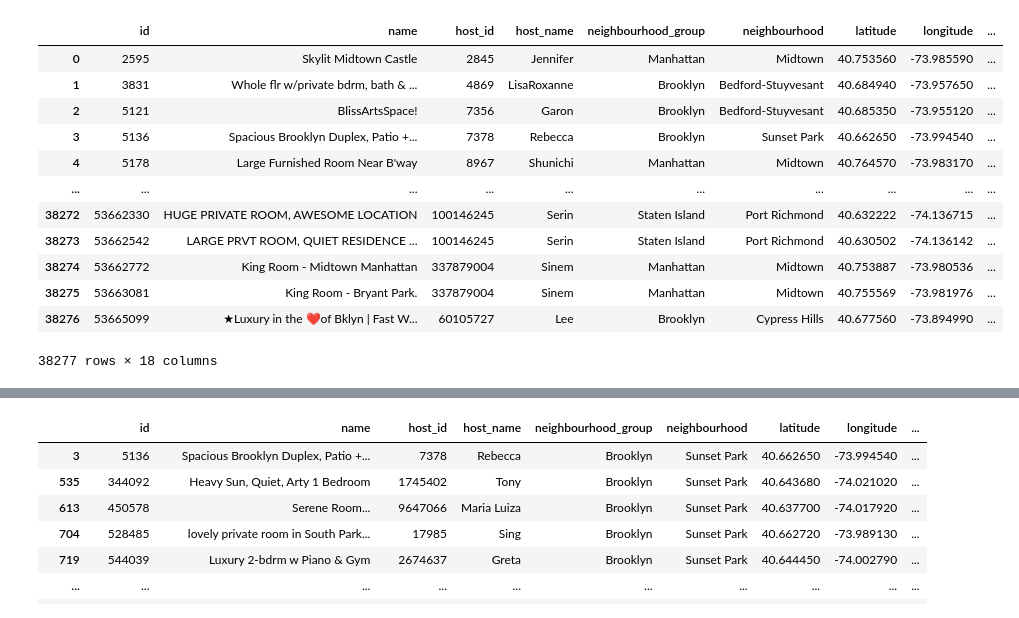
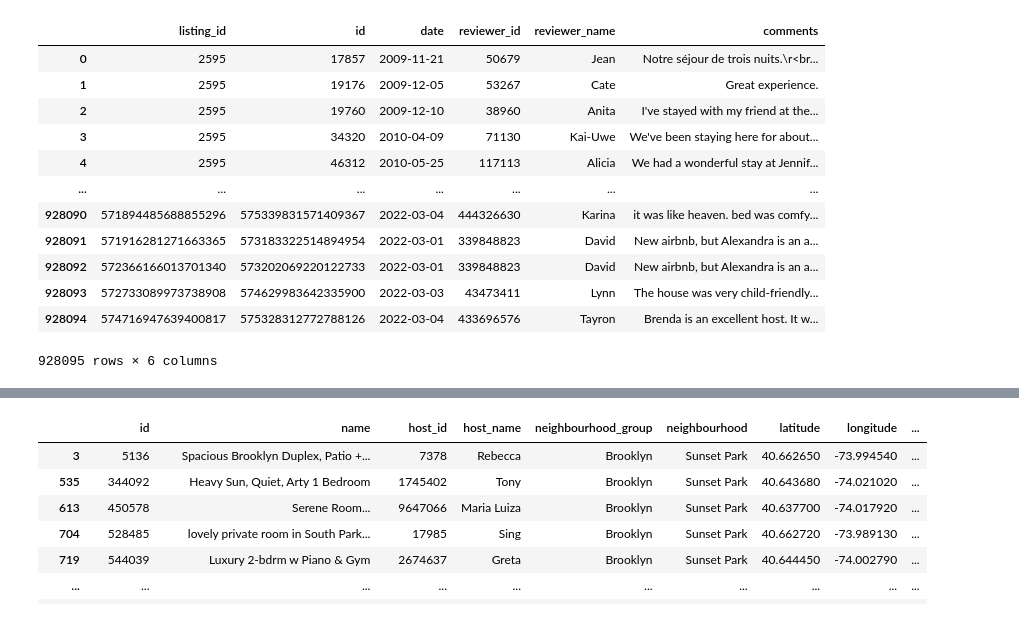
Before and after one commit to jeremyben-meir/orie3120-project, a Jupyter notebook: final_project_analysis.ipynb, the cells around one changed output, grey strips where cells are left out. Drawn from its saved outputs; the diff is of its cells as text; code cells hidden in the pictures.

```diff
--- a/final_project_analysis.ipynb
+++ b/final_project_analysis.ipynb
@@ -4,19 +4,19 @@ import seaborn as sns
 import matplotlib.pyplot as plt
 import numpy as np
 # %%
-df = pd.read_csv("listings.csv")
-df
+df_reviews = pd.read_csv("reviews_large.csv")
+df_reviews
 # %% [output]
-|  | id | name | host_id | host_name | neighbourhood_group | neighbourhood | latitude | longitude | ... |
-| 0 | 2595 | Skylit Midtown Castle | 2845 | Jennifer | Manhattan | Midtown | 40.753560 | -73.985590 | ... |
-| 1 | 3831 | Whole flr w/private bdrm, bath & ... | 4869 | LisaRoxanne | Brooklyn | Bedford-Stuyvesant | 40.684940 | -73.957650 | ... |
-| 2 | 5121 | BlissArtsSpace! | 7356 | Garon | Brooklyn | Bedford-Stuyvesant | 40.685350 | -73.955120 | ... |
-| 3 | 5136 | Spacious Brooklyn Duplex, Patio +... | 7378 | Rebecca | Brooklyn | Sunset Park | 40.662650 | -73.994540 | ... |
-| 4 | 5178 | Large Furnished Room Near B'way | 8967 | Shunichi | Manhattan | Midtown | 40.764570 | -73.983170 | ... |
-| ... | ... | ... | ... | ... | ... | ... | ... | ... | ... |
-| 38272 | 53662330 | HUGE PRIVATE ROOM, AWESOME LOCATION | 100146245 | Serin | Staten Island | Port Richmond | 40.632222 | -74.136715 | ... |
-| 38273 | 53662542 | LARGE PRVT ROOM, QUIET RESIDENCE ... | 100146245 | Serin | Staten Island | Port Richmond | 40.630502 | -74.136142 | ... |
-| 38274 | 53662772 | King Room - Midtown Manhattan | 337879004 | Sinem | Manhattan | Midtown | 40.753887 | -73.980536 | ... |
-| 38275 | 53663081 | King Room - Bryant Park. | 337879004 | Sinem | Manhattan | Midtown | 40.755569 | -73.981976 | ... |
-| 38276 | 53665099 | ★Luxury in the ❤of Bklyn | Fast W... | 60105727 | Lee | Brooklyn | Cypress Hills | 40.677560 | -73.894990 | ... |
+|  | listing_id | id | date | reviewer_id | reviewer_name | comments |
+| 0 | 2595 | 17857 | 2009-11-21 | 50679 | Jean | Notre séjour de trois nuits.\r<br... |
+| 1 | 2595 | 19176 | 2009-12-05 | 53267 | Cate | Great experience. |
+| 2 | 2595 | 19760 | 2009-12-10 | 38960 | Anita | I've stayed with my friend at the... |
+| 3 | 2595 | 34320 | 2010-04-09 | 71130 | Kai-Uwe | We've been staying here for about... |
+| 4 | 2595 | 46312 | 2010-05-25 | 117113 | Alicia | We had a wonderful stay at Jennif... |
+| ... | ... | ... | ... | ... | ... | ... |
+| 928090 | 571894485688855296 | 575339831571409367 | 2022-03-04 | 444326630 | Karina | it was like heaven. bed was comfy... |
+| 928091 | 571916281271663365 | 573183322514894954 | 2022-03-01 | 339848823 | David | New airbnb, but Alexandra is an a... |
+| 928092 | 572366166013701340 | 573202069220122733 | 2022-03-01 | 339848823 | David | New airbnb, but Alexandra is an a... |
+| 928093 | 572733089973738908 | 574629983642335900 | 2022-03-03 | 43473411 | Lynn | The house was very child-friendly... |
+| 928094 | 574716947639400817 | 575328312772788126 | 2022-03-04 | 433696576 | Tayron | Brenda is an excellent host. It w... |
-38277 rows × 18 columns
+928095 rows × 6 columns
```
Also changed, not shown: parts of 3 cells of this notebook, 1 other file.
